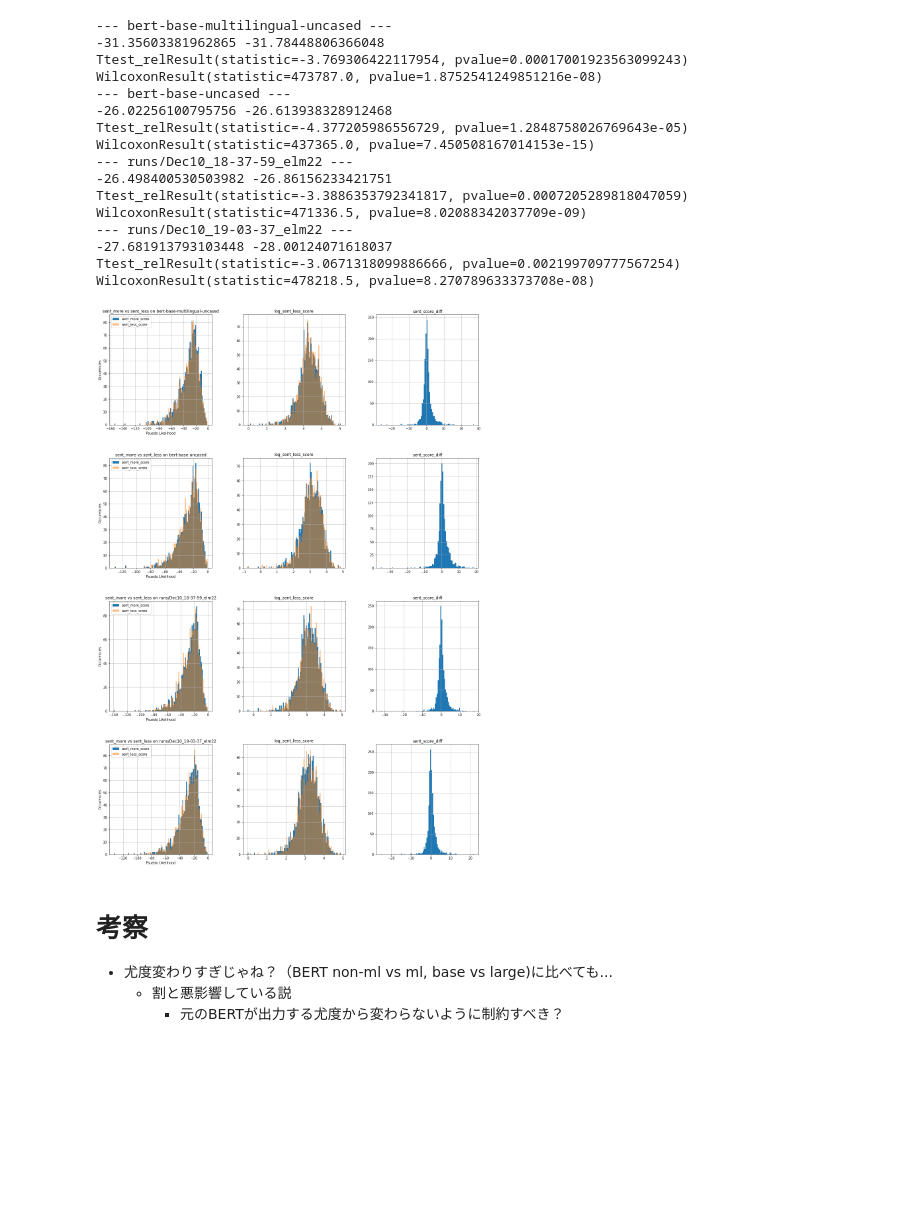
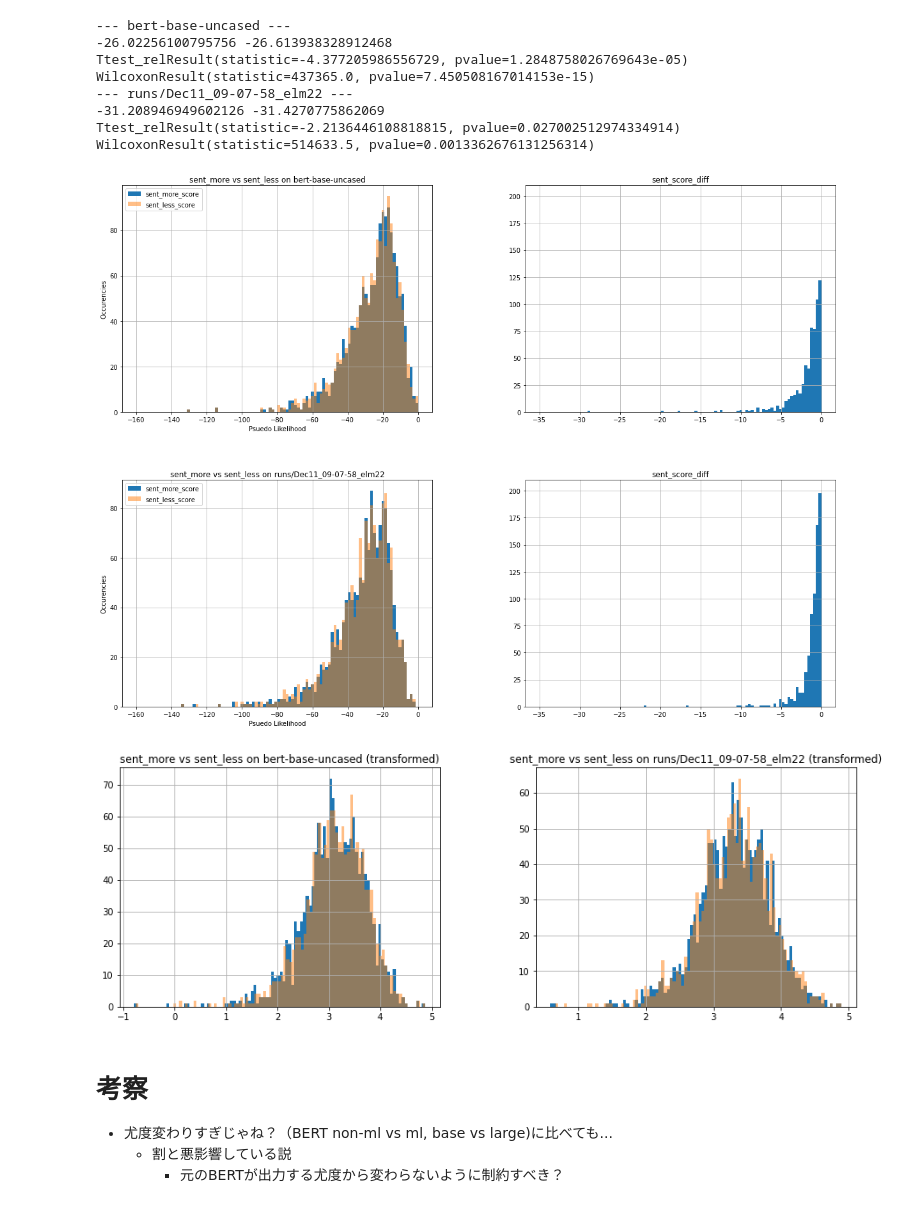
Before and after one commit to otakumesi/debias-BERT, a Jupyter notebook: Analyze_crows_pairs.ipynb, the cells around one changed output. Cells and saved outputs as stored; diff of their text form; code cells hidden in the pictures; blank space fills up the shorter version.

```diff
--- a/Analyze_crows_pairs.ipynb
+++ b/Analyze_crows_pairs.ipynb
@@ -10,57 +10,53 @@ import seaborn as sns
 from matplotlib import pyplot as plt
 from scipy.stats import norm, wilcoxon, ttest_rel
 # %%
-MODELS = ['bert-base-multilingual-uncased', 'bert-base-uncased', 'runs/Dec10_18-37-59_elm22', 'runs/Dec10_19-03-37_elm22']
+# 'bert-base-multilingual-uncased',
+MODELS = ['bert-base-uncased', 'runs/Dec11_09-07-58_elm22']
 target_path = Path('runs') / 'crows_pairs/data/crows_pairs_anonymized.csv'
 # %%
-fig, ax = plt.subplots(len(MODELS), 3, figsize=[20.0, 30.0])
-
+fig, ax = plt.subplots(len(MODELS), 2, figsize=[20.0, 15.0])
+fig2, ax2 = plt.subplots(1, len(MODELS), figsize=[15.0, 5.0])
 # indeces = range(0, 1508)
 # indeces = np.random.choice(indeces, 500)
 
 df_dict = {}
 for n, model in enumerate(MODELS):
     print(f'--- {model} ---')
     df_dict[model] = pd.read_csv(target_path / model / 'results.csv')
     df = df_dict[model]# .iloc[indeces]
     print(df['sent_more_score'].mean(), df['sent_less_score'].mean())
     df['sent_score_diff'] = df['sent_more_score'] - df['sent_less_score']
     df['log_sent_more_score'] = np.log(-df['sent_more_score'])
     df['log_sent_less_score'] = np.log(-df['sent_less_score'])
     t_result = ttest_rel(df['log_sent_more_score'], df['log_sent_less_score'])
     print(t_result)
     w_result = wilcoxon(df['sent_more_score'], df['sent_less_score'], zero_method='zsplit', correction=True)
     print(w_result)
 
-    df.hist('sent_more_score', ax=ax[n][0], bins=100, label='sent_more_score')
-    df.hist('sent_less_score', ax=ax[n][0], bins=100, alpha=.5, label='sent_less_score')
+    df.hist('sent_more_score', ax=ax[n][0], bins=100, label='sent_more_score', range=[-160, 0])
+    df.hist('sent_less_score', ax=ax[n][0], bins=100, alpha=.5, label='sent_less_score', range=[-160, 0])
     ax[n][0].set_xlabel('Psuedo Likelihood')
     ax[n][0].set_ylabel('Occurencies')
 
     ax[n][0].legend(loc='upper left')
 
-    df.hist('log_sent_more_score', ax=ax[n][1], bins=100)
-    df.hist('log_sent_less_score', ax=ax[n][1], bins=100, alpha=.5)
-    df.hist('sent_score_diff', ax=ax[n][2], bins=100)
+    df.hist('log_sent_more_score', ax=ax2[n], bins=100)
+    df.hist('log_sent_less_score', ax=ax2[n], bins=100, alpha=.5)
+    ax2[n].set_title(f'sent_more vs sent_less on {model} (transformed)')
+    df.hist('sent_score_diff', ax=ax[n][1], bins=100, range=[-35, 0])
     ax[n][0].set_title(f'sent_more vs sent_less on {model}')
+    ax[n][1].set_ylim([0, 210])
 # %% [output]
---- bert-base-multilingual-uncased ---
--31.35603381962865 -31.78448806366048
-Ttest_relResult(statistic=-3.769306422117954, pvalue=0.00017001923563099243)
-WilcoxonResult(statistic=473787.0, pvalue=1.8752541249851216e-08)
 --- bert-base-uncased ---
 -26.02256100795756 -26.613938328912468
 Ttest_relResult(statistic=-4.377205986556729, pvalue=1.2848758026769643e-05)
 WilcoxonResult(statistic=437365.0, pvalue=7.450508167014153e-15)
---- runs/Dec10_18-37-59_elm22 ---
--26.498400530503982 -26.86156233421751
-Ttest_relResult(statistic=-3.3886353792341817, pvalue=0.0007205289818047059)
-WilcoxonResult(statistic=471336.5, pvalue=8.02088342037709e-09)
---- runs/Dec10_19-03-37_elm22 ---
--27.681913793103448 -28.00124071618037
-Ttest_relResult(statistic=-3.0671318099886666, pvalue=0.002199709777567254)
-WilcoxonResult(statistic=478218.5, pvalue=8.270789633373708e-08)
+--- runs/Dec11_09-07-58_elm22 ---
+-31.208946949602126 -31.4270775862069
+Ttest_relResult(statistic=-2.2136446108818815, pvalue=0.027002512974334914)
+WilcoxonResult(statistic=514633.5, pvalue=0.0013362676131256314)
-[figure, old version]
+[figure, new version]
+[figure, added]
 # %% [markdown]
 # 考察
 * 尤度変わりすぎじゃね？（BERT non-ml vs ml, base vs large)に比べても...
```
Also changed, not shown: 1 other file.
